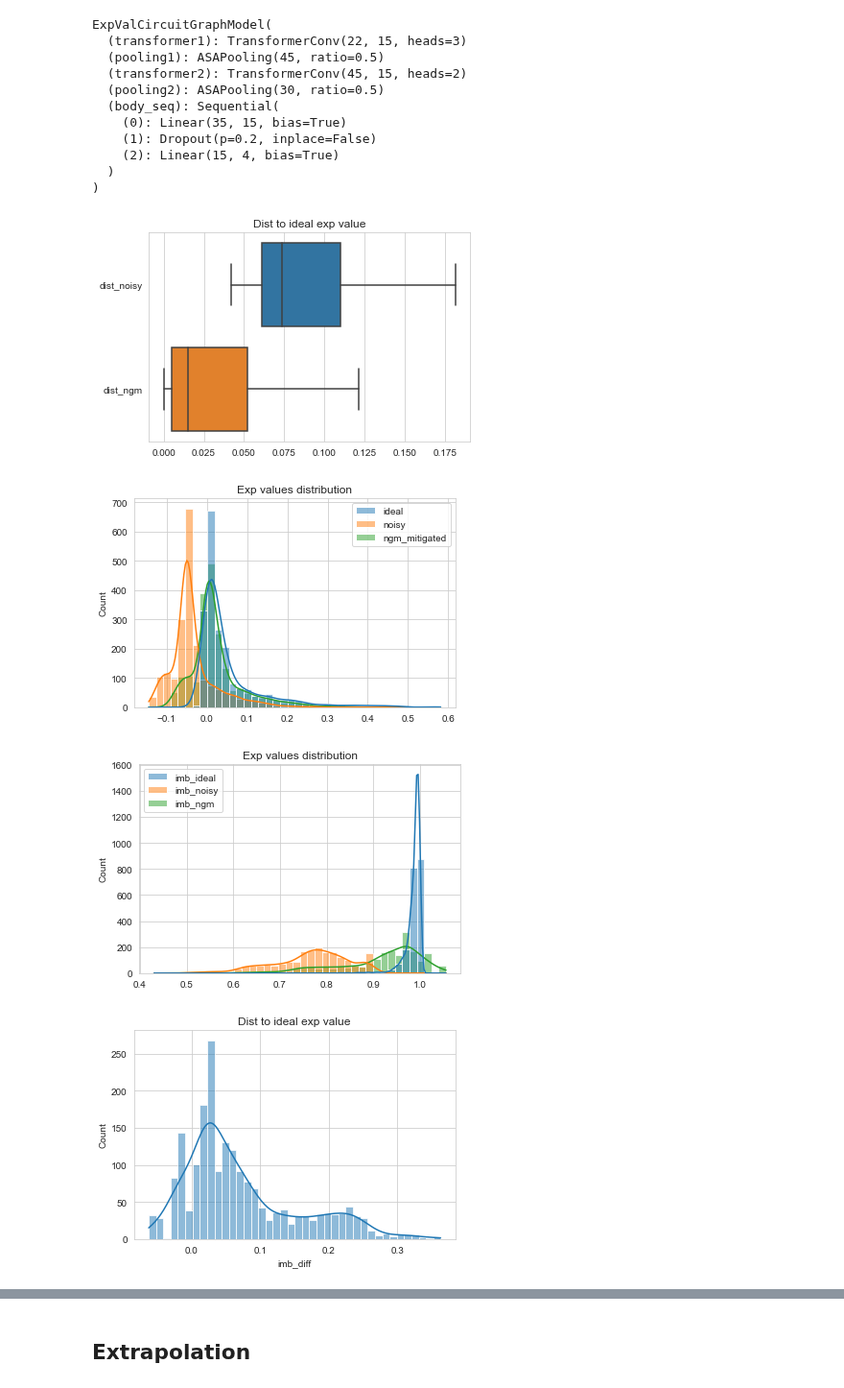
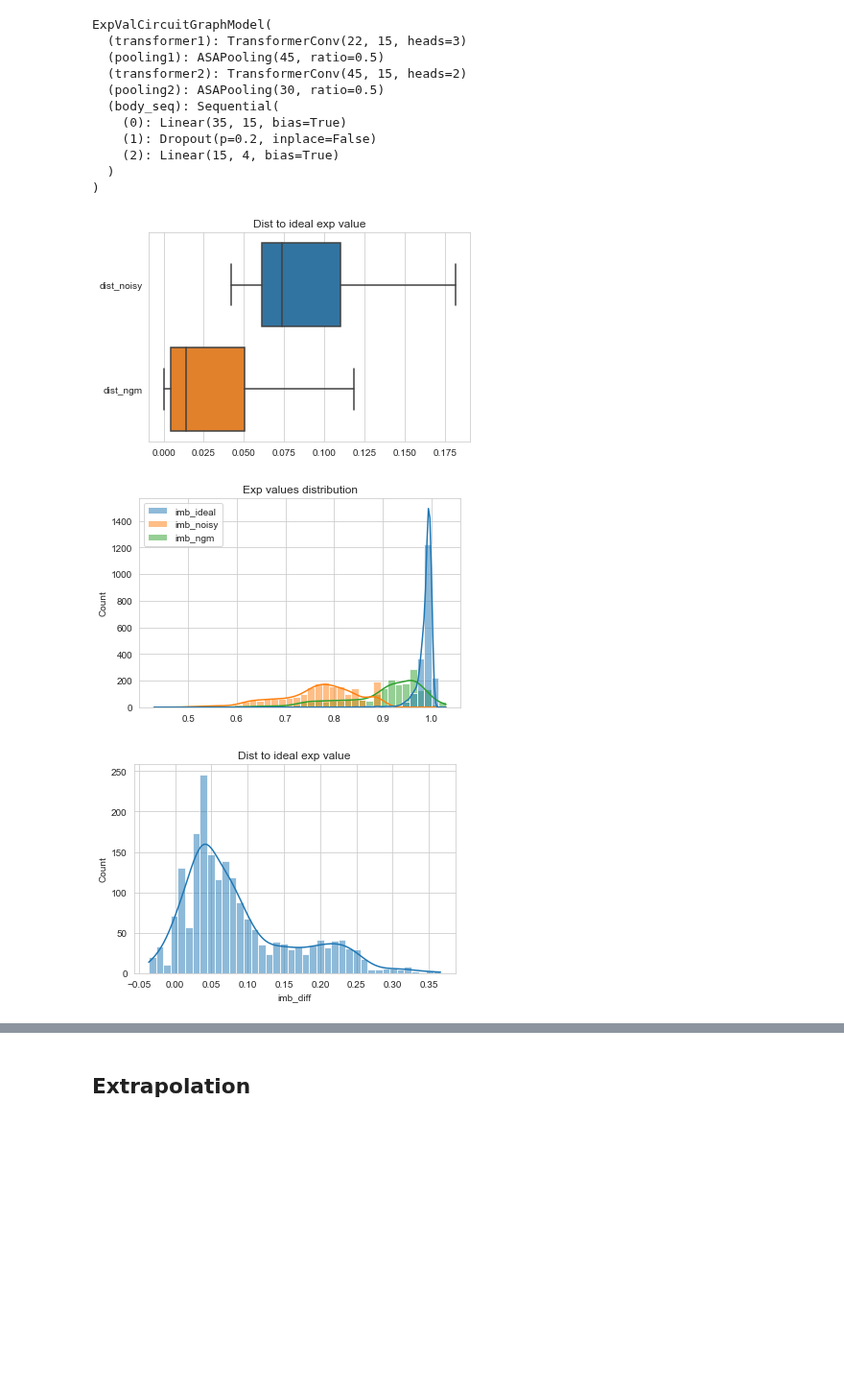
Before and after one commit to qiskit-community/ml-qem, a Jupyter notebook: docs/tutorials/h01_mbd.ipynb, the cells around one changed output, grey strips where cells are left out. Shown at 96% size. Cells and saved outputs as stored; diff of their text form; code cells hidden in the pictures; blank space fills up the shorter version.

```diff
--- a/docs/tutorials/h01_mbd.ipynb
+++ b/docs/tutorials/h01_mbd.ipynb
@@ -91,7 +92,7 @@ val_paths = [
      f'./data/mbd_datasets2/theta_0.05pi/val/step_{i}.json' for i in range(10)
 ]
 # %%
-BATCH_SIZE = 1
+BATCH_SIZE = 32
 
 train_loader = DataLoader(
     CircuitGraphExpValMitigationDataset(
@@ -117,4 +117,0 @@ DataBatch(x=[1213, 22], edge_index=[2, 2721], edge_attr=[1508, 3], y=[32, 1, 4],
-# %%
-for i, data in enumerate(val_loader):
-    if i == 100:
-        tmp_data = data
@@ -151,7 +143,7 @@ val_losses = []
 
 N_EPOCHS = 50
 
-progress = tqdm_notebook(range(N_EPOCHS), desc='Model training', leave=True)
+progress = tqdm(range(N_EPOCHS), desc='Model training', leave=True)
 for epoch in progress:
     train_loss = 0.0
     model.train()
@@ -209,5 +199,5 @@ plt.show()
 # %%
-model_path = './model/haoran_mbd2/random_brickwork2.pth'
+model_path = './model/haoran_mbd2/random_brickwork3.pth'
 # %%
 # torch.save(model.state_dict(), model_path)
 # %%
@@ -265,40 +255,39 @@ for i, data in enumerate(val_loader):
         noisy = np.mean(noisy)
         ngm_mitigated = np.mean(ngm_mitigated)
         distances.append({
             "ideal": ideal,
             "noisy": noisy,
             "ngm_mitigated": ngm_mitigated,
             "dist_noisy": np.abs(ideal - noisy),
             "dist_ngm": np.abs(ideal - ngm_mitigated),
             "imb_ideal": imbalance_ideal,
             "imb_noisy": imbalance_noisy,
             "imb_ngm": imbalance_mitigated,
             "imb_diff": imbalance_ideal - imbalance_mitigated
         })
 
 plt.style.use({'figure.facecolor':'white'})
 
 df = pd.DataFrame(distances)
 sns.boxplot(data=df[["dist_noisy", "dist_ngm"]], orient="h", showfliers = False)
 plt.title("Dist to ideal exp value")
 plt.show()
 
-sns.histplot([df['ideal'], df['noisy'], df["ngm_mitigated"]], kde=True, bins=40)
-plt.title("Exp values distribution")
-plt.show()
+# sns.histplot([df['ideal'], df['noisy'], df["ngm_mitigated"]], kde=True, bins=40)
+# plt.title("Exp values distribution")
+# plt.show()
 
 sns.histplot([df['imb_ideal'], df['imb_noisy'], df["imb_ngm"]], kde=True, bins=40)
 plt.title("Exp values distribution")
 plt.show()
 
 sns.histplot(data=df["imb_diff"], kde=True, bins=40)
 plt.title("Dist to ideal exp value")
 plt.show()
 # %% [output]
-[figure, old version]
+[figure, new version]
-[figure, old version]
+[figure, new version]
-[figure, old version]
+[figure, new version]
-[figure, removed]
 # %%
 ## Now we need to average over many disorders
 num_disorders = 10
```
Also changed, not shown: parts of 9 cells of this notebook, 16 other files.
